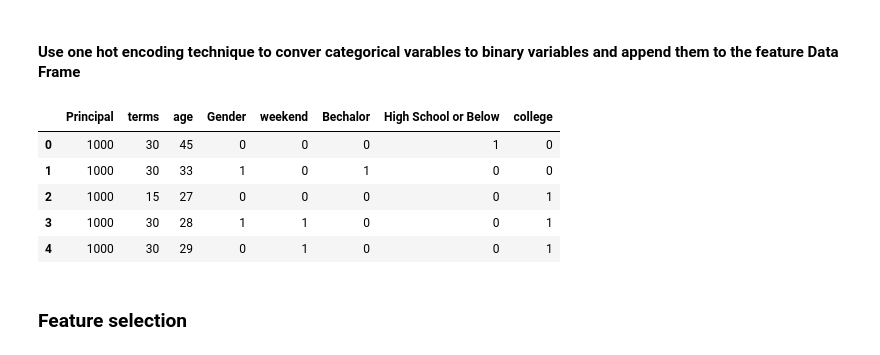
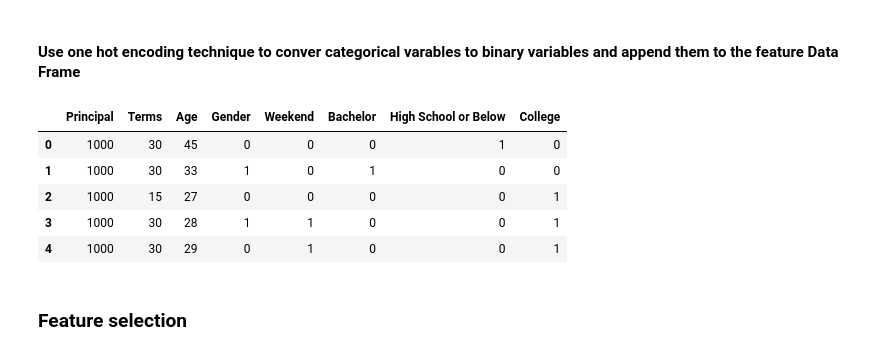
Before and after one commit to jbizzlefoshizzle/ML_Classifier_Comparison, a Jupyter notebook: Classifier Comparisons.ipynb, the cells around one changed output. Drawn from its saved outputs; the diff is of its cells as text; code cells hidden in the pictures.

```diff
--- a/Classifier Comparisons.ipynb
+++ b/Classifier Comparisons.ipynb
@@ -212,10 +198,17 @@ df[['Principal','terms','age','Gender','education']].head()
 # %%
 Feature = df[['Principal','terms','age','Gender','weekend']]
 Feature = pd.concat([Feature,pd.get_dummies(df['education'])], axis=1)
 Feature.drop(['Master or Above'], axis = 1,inplace=True)
+Feature.rename(columns={
+    "Bechalor": "Bachelor",
+    "college": "College",
+    "weekend": "Weekend",
+    "age": "Age",
+    "terms": "Terms"},
+               inplace=True)
 Feature.head()
 # %% [output]
-|  | Principal | terms | age | Gender | weekend | Bechalor | High School or Below | college |
+|  | Principal | Terms | Age | Gender | Weekend | Bachelor | High School or Below | College |
 | 0 | 1000 | 30 | 45 | 0 | 0 | 0 | 1 | 0 |
 | 1 | 1000 | 30 | 33 | 1 | 0 | 1 | 0 | 0 |
 | 2 | 1000 | 15 | 27 | 0 | 0 | 0 | 0 | 1 |
```
Also changed, not shown: parts of 7 cells of this notebook.
